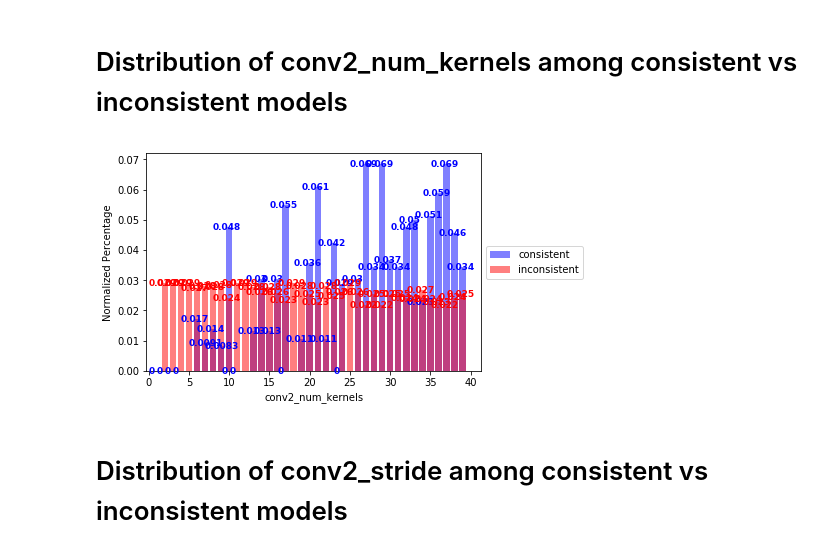
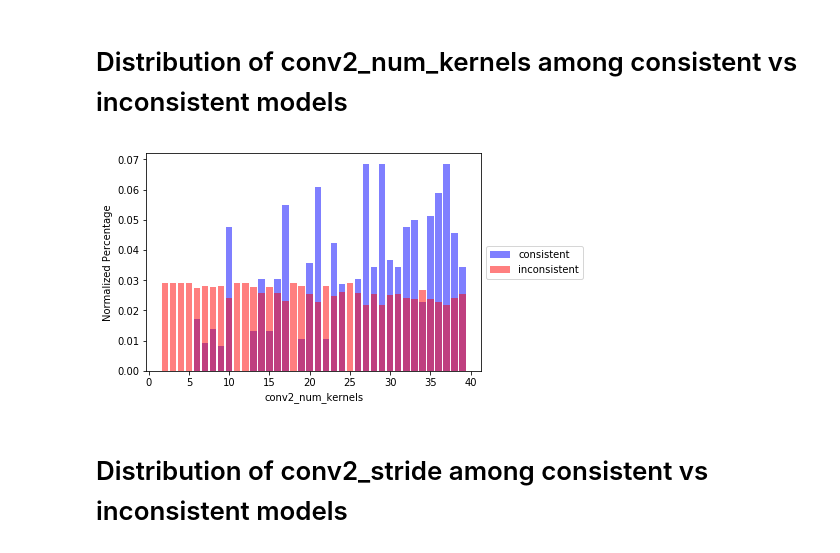
Before and after one commit to zhanwenchen/beam_nn, a Jupyter notebook: notebooks/Hyperparameter Analysis.ipynb, the cells around one changed output. Saved outputs shown, nothing was run; the diff lists cells and outputs as text; code cells hidden in the pictures.

```diff
--- a/notebooks/Hyperparameter Analysis.ipynb
+++ b/notebooks/Hyperparameter Analysis.ipynb
@@ -232,9 +232,9 @@ consistent_vs_inconsistent_discrete('conv2_kernel_size')
 # %% [markdown]
 # Distribution of conv2_num_kernels among consistent vs inconsistent models
 # %%
-consistent_vs_inconsistent_discrete('conv2_num_kernels')
+consistent_vs_inconsistent_discrete('conv2_num_kernels', show_numbers=False)
 # %% [output]
-[figure, old version]
+[figure, new version]
 # %% [markdown]
 # Distribution of conv2_stride among consistent vs inconsistent models
 # %%
```
Also changed, not shown: parts of 3 cells of this notebook, 2 other files.
